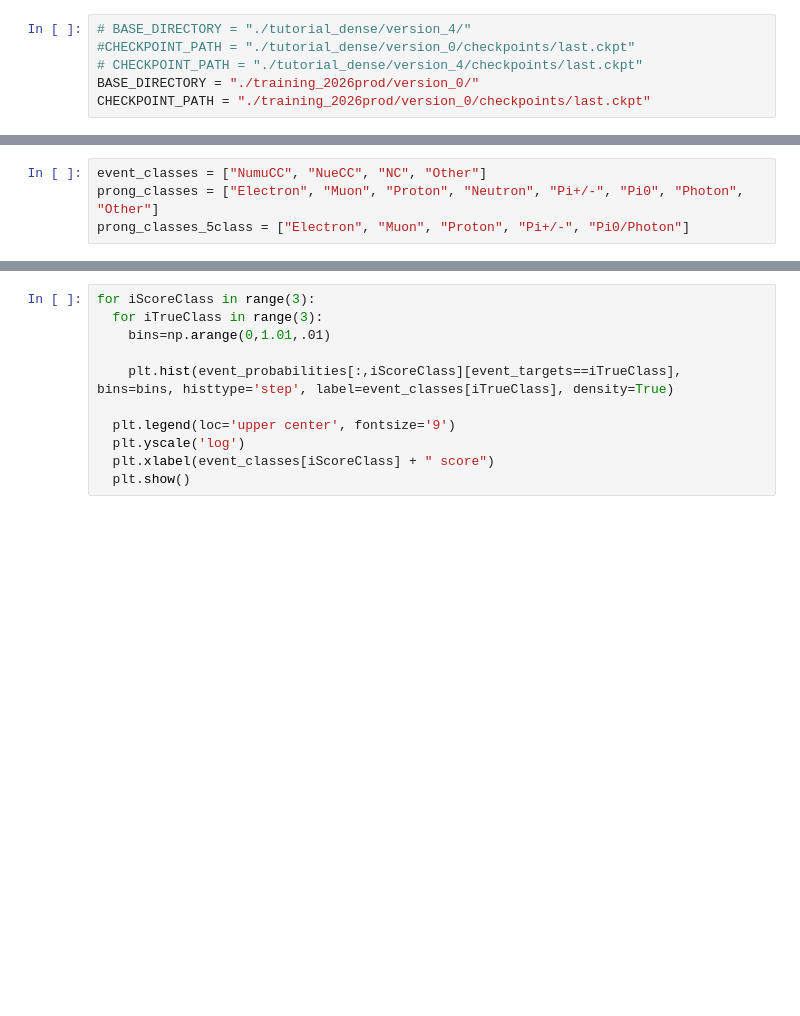
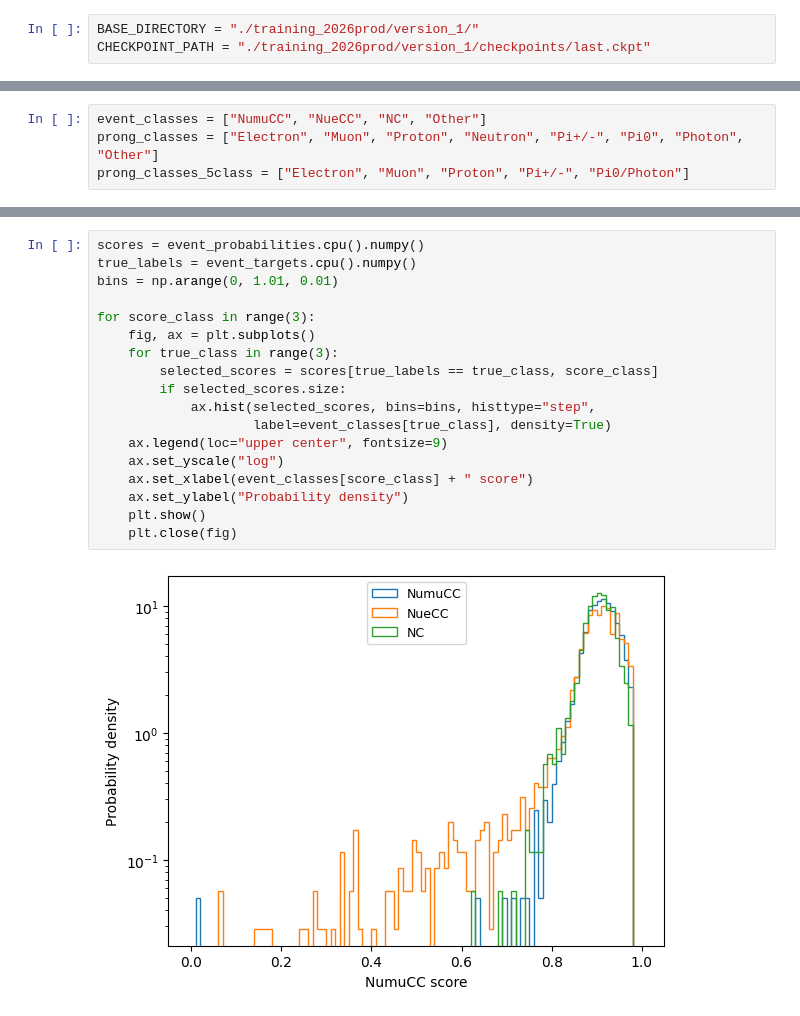
Before and after one commit to binzhang-1237/dune-transformercvn, a Jupyter notebook: Evaluate.ipynb, the cells around one changed output, grey strips where cells are left out. Saved outputs shown, nothing was run; the diff lists cells and outputs as text; blank space fills up the shorter version.

```diff
--- a/Evaluate.ipynb
+++ b/Evaluate.ipynb
@@ -118,11 +115,8 @@ NETWORK = NeutrinoFullDenseTrainer
 #NETWORK = NeutrinoFullDenseTrainer
 #NETWORK = NeutrinoFullSDXLTrainer
 # %%
-# BASE_DIRECTORY = "./tutorial_dense/version_4/"
-#CHECKPOINT_PATH = "./tutorial_dense/version_0/checkpoints/last.ckpt"
-# CHECKPOINT_PATH = "./tutorial_dense/version_4/checkpoints/last.ckpt"
-BASE_DIRECTORY = "./training_2026prod/version_0/"
-CHECKPOINT_PATH = "./training_2026prod/version_0/checkpoints/last.ckpt"
+BASE_DIRECTORY = "./training_2026prod/version_1/"
+CHECKPOINT_PATH = "./training_2026prod/version_1/checkpoints/last.ckpt"
 # %%
 options = Options.load(f"{BASE_DIRECTORY}/options.json")
 if TESTING_FILE:
@@ -378,11 +461,20 @@ disp.plot(ax=ax)
 # %%
-for iScoreClass in range(3):
-  for iTrueClass in range(3):
-    bins=np.arange(0,1.01,.01)
+scores = event_probabilities.cpu().numpy()
+true_labels = event_targets.cpu().numpy()
+bins = np.arange(0, 1.01, 0.01)
 
-    plt.hist(event_probabilities[:,iScoreClass][event_targets==iTrueClass], bins=bins, histtype='step', label=event_classes[iTrueClass], density=True)
-
-  plt.legend(loc='upper center', fontsize='9')
-  plt.yscale('log')
-  plt.xlabel(event_classes[iScoreClass] + " score")
-  plt.show()
+for score_class in range(3):
+    fig, ax = plt.subplots()
+    for true_class in range(3):
+        selected_scores = scores[true_labels == true_class, score_class]
+        if selected_scores.size:
+            ax.hist(selected_scores, bins=bins, histtype="step",
+                    label=event_classes[true_class], density=True)
+    ax.legend(loc="upper center", fontsize=9)
+    ax.set_yscale("log")
+    ax.set_xlabel(event_classes[score_class] + " score")
+    ax.set_ylabel("Probability density")
+    plt.show()
+    plt.close(fig)
+# %% [output]
+[figure, added]
```
Also changed, not shown: parts of 20 cells of this notebook.
